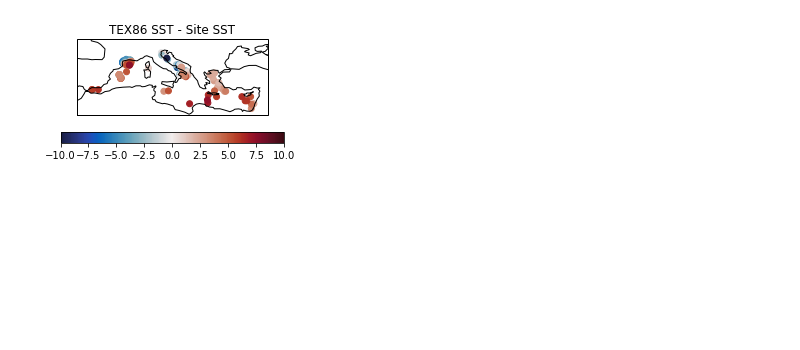
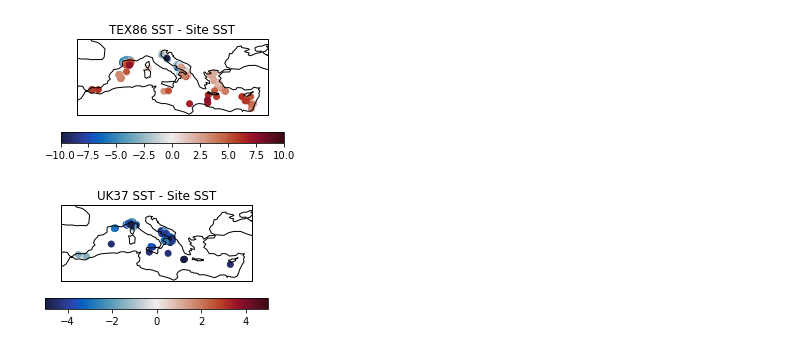
Before and after one commit to addison-rice/lateral-transport, a Jupyter notebook: src/plotting_temp_diff-nemo.ipynb, the cells around one changed output. Drawn from its saved outputs; the diff is of its cells as text; code cells hidden in the pictures; blank space fills up the shorter version.

Commit message:
added in plots for each proxy and sinking speed

```diff
--- a/src/plotting_temp_diff-nemo.ipynb
+++ b/src/plotting_temp_diff-nemo.ipynb
@@ -70,3 +70,7 @@ def create_mapfigure(dataframe, df_column, plot_title, temp_range, filename):
 create_mapfigure(tex_annual, "proxy_offset_site_sst", "TEX86 SST - Site SST", [-10,10], "TEX86 proxy offset")
 # %% [output]
 [figure]
+# %%
+create_mapfigure(uk_annual, "proxy_offset_site", "UK37 SST - Site SST", [-5,5], "UK37 proxy offset")
+# %% [output]
+[figure, added]
```
Also changed, not shown: parts of 2 cells of this notebook.
